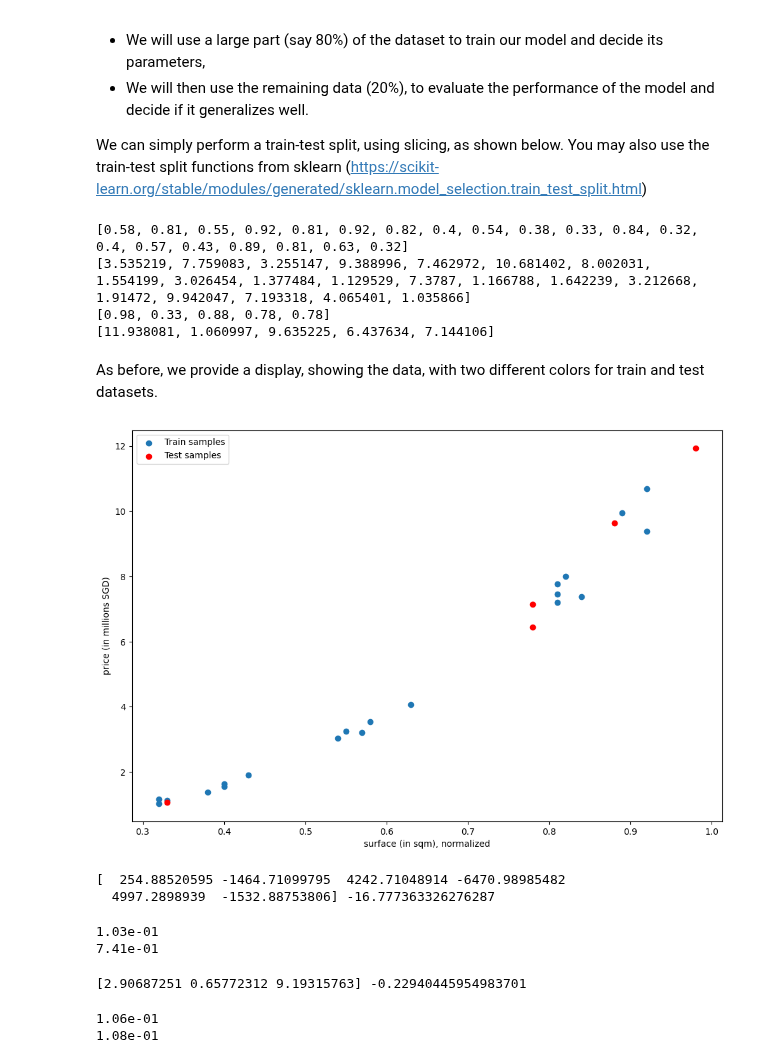
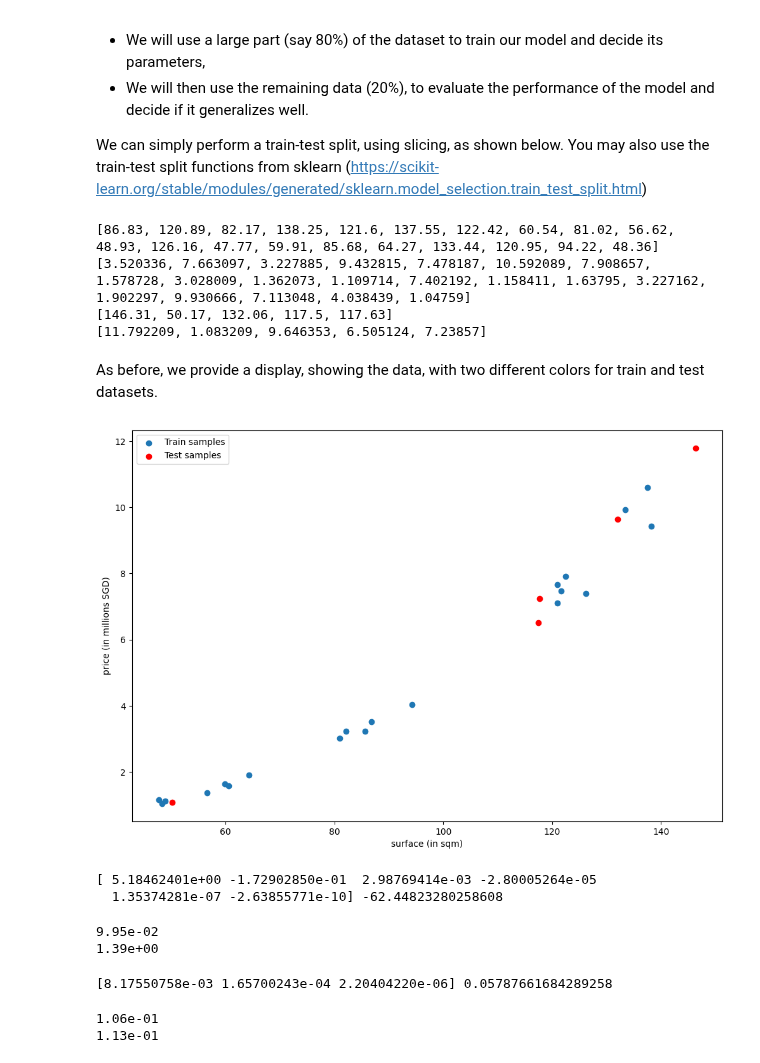
Before and after one commit to matthieudemari/SUTD_DL_50_039, a Jupyter notebook: W1/0. All/Code files/4. Train-Test Splitting, Overfitting-Underfitting and Generalization.ipynb, the cells around one changed output. Cells and saved outputs as stored; diff of their text form; code cells hidden in the pictures.

```diff
--- a/W1/0. All/Code files/4. Train-Test Splitting, Overfitting-Underfitting and Generalization.ipynb
+++ b/W1/0. All/Code files/4. Train-Test Splitting, Overfitting-Underfitting and Generalization.ipynb
@@ -40,17 +40,17 @@ min_surf = 40
 max_surf = 150
 def surface(min_surf, max_surf):
     # Note, we changed the surface inputs to be normalized by the value of max_surf.
-    return round(np.random.uniform(min_surf, max_surf)/max_surf, 2)
-def price(surface, max_surf):
+    return round(np.random.uniform(min_surf, max_surf), 2)
+def price(surface):
     # Note: this will return the price in millions of SGD.
-    surface = surface*max_surf
+    surface = surface
     return round((100000 + 14373*surface + 3*surface**3)*(1 + np.random.uniform(-0.1, 0.1)))/1000000
 def get_x_list(l):
     return [v[0] for v in l]
 def get_y_list(l):
     return [v[1] for v in l]
 def linreg(a, b, min_surf, max_surf, n_points = 50):
-    return [(x, a*x + b) for x in np.linspace(min_surf/max_surf, 1, n_points)]
+    return [(x, a*x + b) for x in np.linspace(min_surf, max_surf, n_points)]
 def loss_mse(a, b, x, y):
     val =  sum([(y_i - (a*x_i + b))**2 for x_i, y_i in zip(x, y)])/len(x)
     return '{:.2e}'.format(val)
@@ -59,7 +59,7 @@ def loss_mse(a, b, x, y):
 # We will use a seed for reproducibility.
 np.random.seed(27)
 n_points = 25
-dataset = [(s := surface(min_surf, max_surf), price(s, max_surf)) for _ in range(n_points)]
+dataset = [(s := surface(min_surf, max_surf), price(s)) for _ in range(n_points)]
 inputs = get_x_list(dataset)
 outputs = get_y_list(dataset)
 print(inputs)
@@ -94,25 +94,25 @@ print(train_outputs)
 print(test_inputs)
 print(test_outputs)
 # %% [output]
-[0.58, 0.81, 0.55, 0.92, 0.81, 0.92, 0.82, 0.4, 0.54, 0.38, 0.33, 0.84, 0.32, 0.4, 0.57, 0.43, 0.89, 0.81, 0.63, 0.32]
-[3.535219, 7.759083, 3.255147, 9.388996, 7.462972, 10.681402, 8.002031, 1.554199, 3.026454, 1.377484, 1.129529, 7.3787, 1.166788, 1.642239, 3.212668, 1.91472, 9.942047, 7.193318, 4.065401, 1.035866]
-[0.98, 0.33, 0.88, 0.78, 0.78]
-[11.938081, 1.060997, 9.635225, 6.437634, 7.144106]
+[86.83, 120.89, 82.17, 138.25, 121.6, 137.55, 122.42, 60.54, 81.02, 56.62, 48.93, 126.16, 47.77, 59.91, 85.68, 64.27, 133.44, 120.95, 94.22, 48.36]
+[3.520336, 7.663097, 3.227885, 9.432815, 7.478187, 10.592089, 7.908657, 1.578728, 3.028009, 1.362073, 1.109714, 7.402192, 1.158411, 1.63795, 3.227162, 1.902297, 9.930666, 7.113048, 4.038439, 1.04759]
+[146.31, 50.17, 132.06, 117.5, 117.63]
+[11.792209, 1.083209, 9.646353, 6.505124, 7.23857]
 # %% [markdown]
 As before, we provide a display, showing the data, with two different colors for train and test datasets.
 # %%
 # Display dataset
 plt.figure(figsize = (12, 8))
 plt.scatter(train_inputs, train_outputs, label = 'Train samples')
 plt.scatter(test_inputs, test_outputs, c = 'r', label = 'Test samples')
-plt.xlabel("surface (in sqm), normalized")
+plt.xlabel("surface (in sqm)")
 plt.ylabel("price (in millions SGD)")
 
 # Display
 plt.legend(loc = 'best')
 plt.show()
 # %% [output]
-[figure, old version]
+[figure, new version]
 # %%
 # Training a Polynomial Regressor
 n_degree = 6
@@ -126,7 +126,7 @@ a_sk = poly_reg_model.coef_
 b_sk = poly_reg_model.intercept_
 print(a_sk, b_sk)
 # %% [output]
-[  254.88520595 -1464.71099795  4242.71048914 -6470.98985482
-  4997.2898939  -1532.88753806] -16.777363326276287
+[ 5.18462401e+00 -1.72902850e-01  2.98769414e-03 -2.80005264e-05
+  1.35374281e-07 -2.63855771e-10] -62.44823280258608
 # %%
 def polyreg(poly_reg_model, n_degree, min_surf, max_surf, n_points = 50):
@@ -143,8 +143,8 @@ print(loss_train)
 loss_test = loss_mse_poly(poly_reg_model, n_degree, test_inputs, test_outputs)
 print(loss_test)
 # %% [output]
-1.03e-01
-7.41e-01
+9.95e-02
+1.39e+00
 # %%
 # Training a Polynomial Regressor
 n_degree2 = 3
@@ -158,7 +158,7 @@ a_sk2 = poly_reg_model2.coef_
 b_sk2 = poly_reg_model2.intercept_
 print(a_sk2, b_sk2)
 # %% [output]
-[2.90687251 0.65772312 9.19315763] -0.22940445954983701
+[8.17550758e-03 1.65700243e-04 2.20404220e-06] 0.05787661684289258
 # %%
 loss_train2 = loss_mse_poly(poly_reg_model2, n_degree2, train_inputs, train_outputs)
 print(loss_train2)
@@ -166,7 +166,7 @@ loss_test2 = loss_mse_poly(poly_reg_model2, n_degree2, test_inputs, test_outputs
 print(loss_test2)
 # %% [output]
 1.06e-01
-1.08e-01
+1.13e-01
 # %%
 # Display dataset
 plt.figure(figsize = (12, 8))
```
Also changed, not shown: parts of 5 cells of this notebook, 1 other file.
